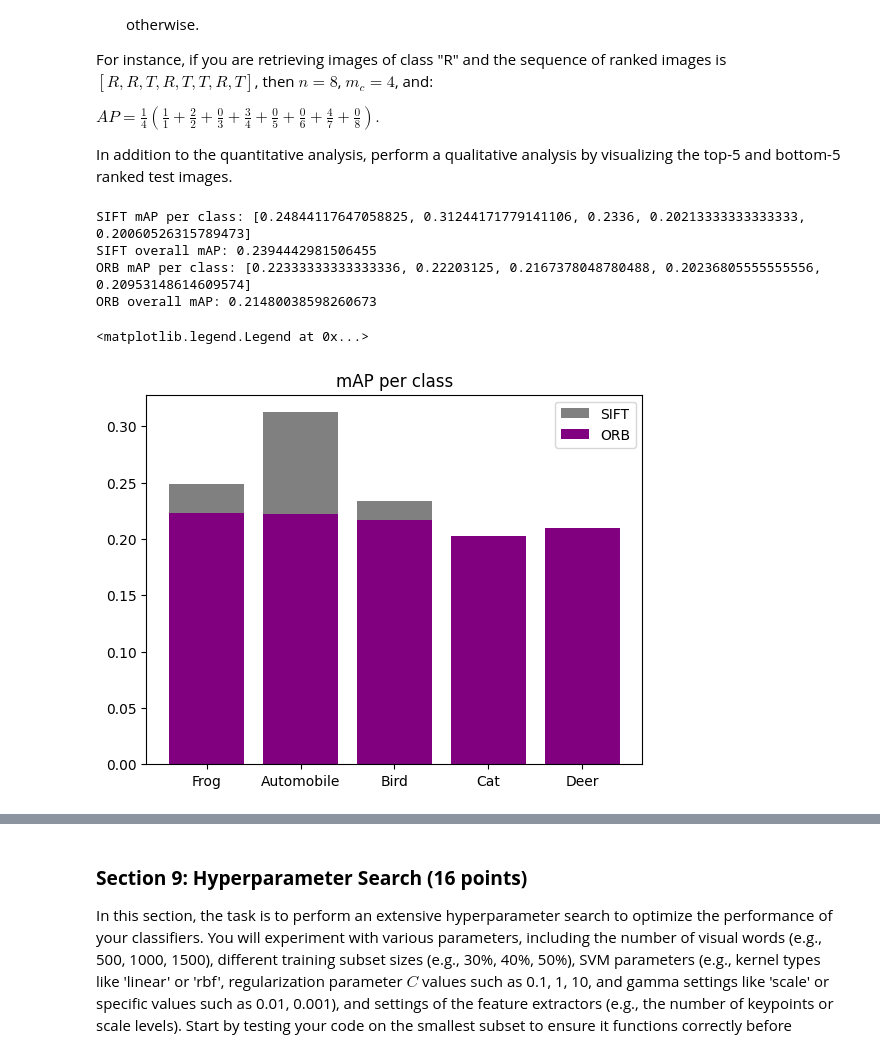
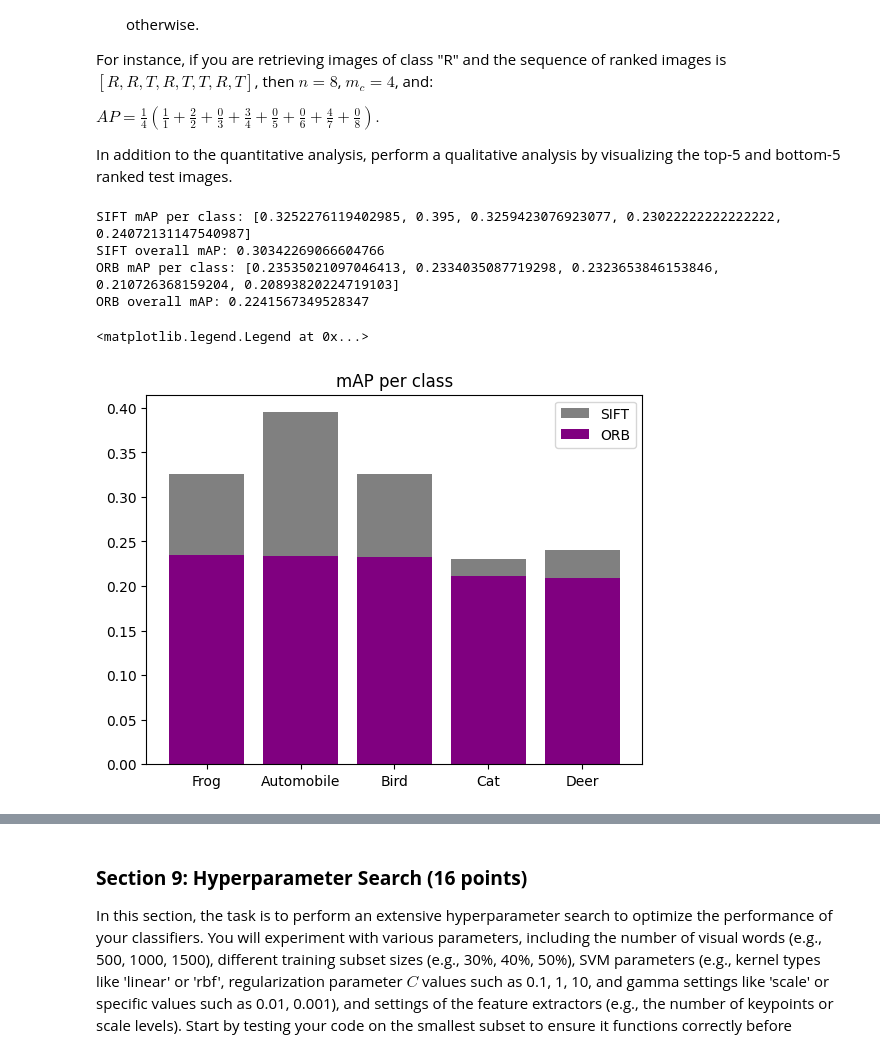
Before and after one commit to pradyutnair/cv1-final-lab-part-1, a Jupyter notebook: cv1-final-lab-part-1.ipynb, the cells around one changed output, grey strips where cells are left out. Saved outputs shown, nothing was run; the diff lists cells and outputs as text; code cells hidden in the pictures.

```diff
--- a/cv1-final-lab-part-1.ipynb
+++ b/cv1-final-lab-part-1.ipynb
@@ -814,20 +801,24 @@ from sklearn.metrics import classification_report
 import warnings
 warnings.filterwarnings('ignore')
 
-def train_svm_classifier(train_histograms, train_labels):
+def train_svm_classifier(train_histograms, train_labels, kernel='rbf', C=1.0, gamma='scale'):
     """
     Train an OvR SVM classifier using the provided training histograms and labels.
-    :param train_histograms: List of histograms representing the training images
-    :param train_labels: Corresponding labels for the training images
-    :return: Trained OvR SVM classifier
+    :param train_histograms: List of histograms representing the training images.
+    :param train_labels: Corresponding labels for the training images.
+    :param kernel: Kernel type for the SVM ('linear', 'rbf', etc.).
+    :param C: Regularization parameter for SVM.
+    :param gamma: Kernel coefficient for ‘rbf’, ‘poly’ and ‘sigmoid’ kernels.
+    :return: Trained OvR SVM classifier.
     """
-    # Create a One-vs-Rest SVM classifier
-    svm_classifier = OneVsRestClassifier(SVC(random_state=0, kernel='linear', probability=True))
+    # Create a One-vs-Rest SVM classifier with tunable hyperparameters
+    svm_classifier = OneVsRestClassifier(SVC(kernel=kernel, C=C, gamma=gamma, random_state=0))
 
-    # Train the classifier on the provided data
+    # Train the classifier
     svm_classifier.fit(train_histograms, train_labels)
 
     return svm_classifier
+
 
 # Step 1: Identify the remaining training data (not used for creating the visual dictionary)
 # Create an array of all indices
@@ -848,10 +839,10 @@ print(f"# Indices for ORB visual vocabulary: {len(orb_train_indices)}, # Indices
 
 # Step 2: Get the remaining images and labels for both SIFT and ORB
 sift_train_images = [train_images[i] for i in sift_classifier_indices]
-sift_train_labels = [train_labels[i] for i in sift_classifier_indices]
+sift_train_labels = np.array([train_labels[i].item() for i in sift_classifier_indices])
 
 orb_train_images = [train_images[i] for i in orb_classifier_indices]
-orb_train_labels = [train_labels[i] for i in orb_classifier_indices]
+orb_train_labels = np.array([train_labels[i].item() for i in orb_classifier_indices])
 
 # Sanity checks --------------------------------------------------------------
 # Create histograms of counts of labels for SIFT and ORB train labels
@@ -1062,43 +1053,46 @@ def compute_map(test_labels, test_predictions, num_classes):
     :param num_classes: Number of classes
     :return: mAP for each class and overall mAP
     """
+    # Check if test_labels elements are of type tensor
+    if torch.is_tensor(test_labels):
+        test_labels = test_labels.numpy()
     aps = []
     for c in range(num_classes):
         # Get the binary labels for the current class
-        binary_labels = (test_labels == c).numpy().astype(int)
+        binary_labels = (test_labels == c).astype(int)
 
         # Get the binary predictions for the current class
         binary_predictions = (test_predictions == c).astype(int)
 
         # Compute the Average Precision (AP) for class c
         ap = average_precision_score(binary_labels, binary_predictions)
         aps.append(ap)
 
     return aps, np.mean(aps)
 
 # Compute the mAP for SIFT and ORB classifiers
 sift_test_predictions = sift_svm_classifier.predict(sift_test_histograms)
 orb_test_predictions = orb_svm_classifier.predict(orb_test_histograms)
 
 num_classes = len(np.unique(test_labels))
 sift_aps, sift_map = compute_map(test_labels, sift_test_predictions, num_classes)
 orb_aps, orb_map = compute_map(test_labels, orb_test_predictions, num_classes)
 
 print(f"SIFT mAP per class: {sift_aps}")
 print(f"SIFT overall mAP: {sift_map}")
 print(f"ORB mAP per class: {orb_aps}")
 print(f"ORB overall mAP: {orb_map}")
 
 # Plot the mAP per class
 plt.title("mAP per class")
 plt.bar(label_mapping.values(), sift_aps, color='grey')
 plt.bar(label_mapping.values(), orb_aps, color='purple')
 plt.legend(['SIFT', 'ORB'])
 # %% [output]
-SIFT mAP per class: [0.24844117647058825, 0.31244171779141106, 0.2336, 0.20213333333333333, 0.20060526315789473]
-SIFT overall mAP: 0.2394442981506455
-ORB mAP per class: [0.22333333333333336, 0.22203125, 0.2167378048780488, 0.20236805555555556, 0.20953148614609574]
-ORB overall mAP: 0.21480038598260673
+SIFT mAP per class: [0.3252276119402985, 0.395, 0.3259423076923077, 0.23022222222222222, 0.24072131147540987]
+SIFT overall mAP: 0.30342269066604766
+ORB mAP per class: [0.23535021097046413, 0.2334035087719298, 0.2323653846153846, 0.210726368159204, 0.20893820224719103]
+ORB overall mAP: 0.2241567349528347
 <matplotlib.legend.Legend at 0x...>
-[figure, old version]
+[figure, new version]
 # %%
```
Also changed, not shown: parts of 18 cells of this notebook.
